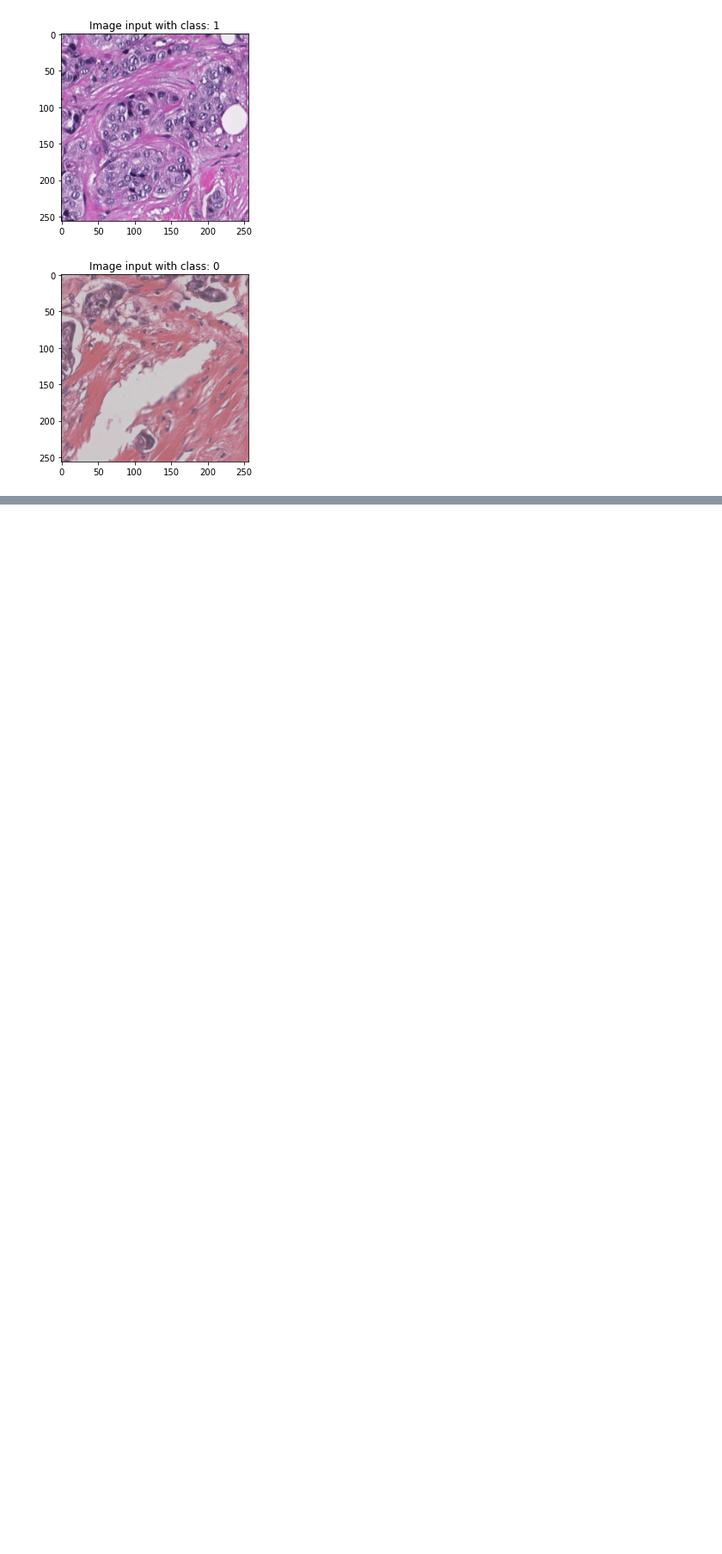
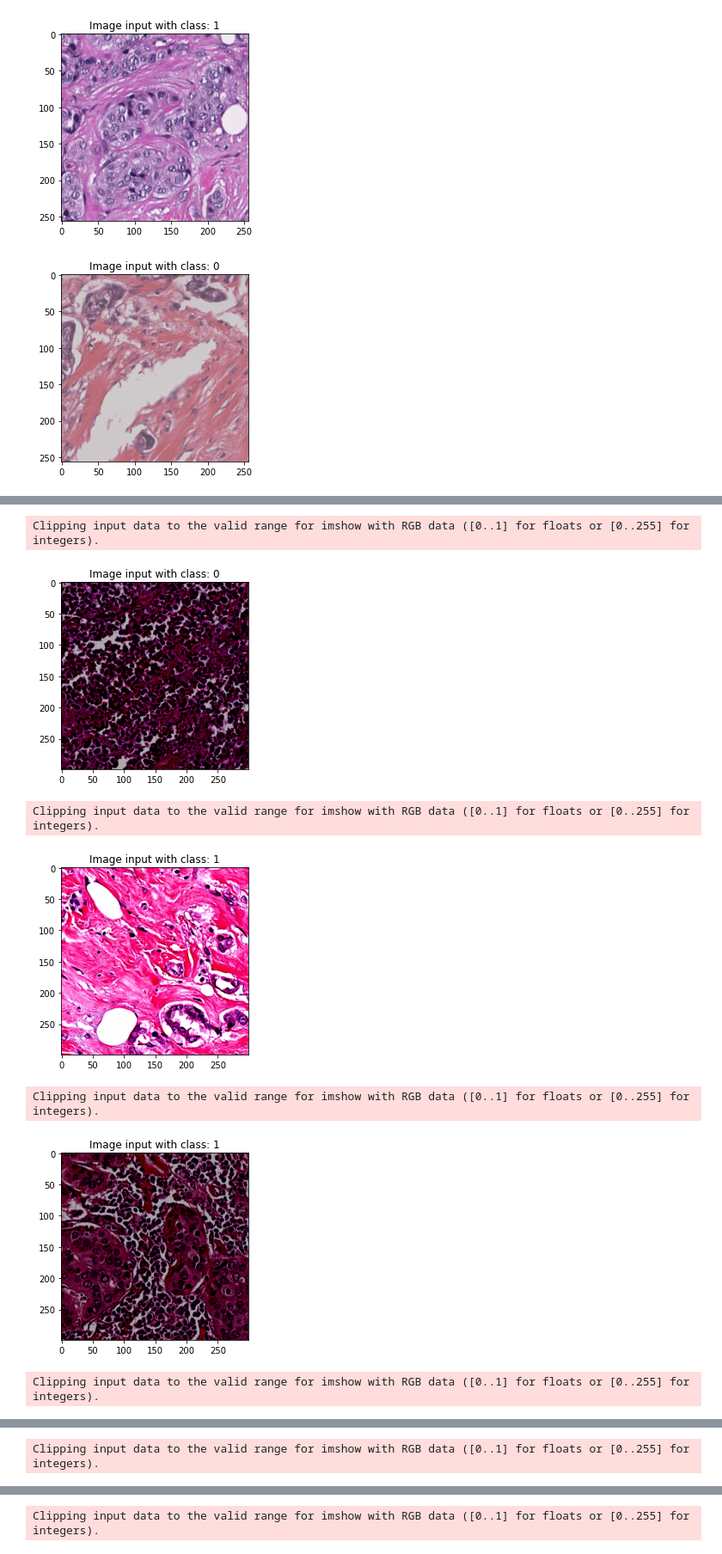
Before and after one commit to Alexandra-Smith/masters, a Jupyter notebook: notebooks/00-function-testing.ipynb, the cells around one changed output, grey strips where cells are left out. Shown at 86% size. Saved outputs shown, nothing was run; the diff lists cells and outputs as text; code cells hidden in the pictures; blank space fills up the shorter version.

```diff
--- a/notebooks/00-function-testing.ipynb
+++ b/notebooks/00-function-testing.ipynb
@@ -154,3 +155,22 @@ for i in range(len(labels)):
 [figure]
 [figure]
 [figure]
+# %%
+# Number of classes in the dataset
+num_classes = 2
+# Batch size for training
+batch_size = 32
+# Number of epochs to train for
+num_epochs = 25
+
+model_name = 'inceptionresnet'
+
+InceptionResnet = True if model_name == 'inceptionresnet' else False
+Inception = True if model_name == 'inception' else False
+
+print(f"Model name: {model_name}")
+
+SEED=42
+
+# train_cases, val_cases, test_cases, dataloaders = get_seg_dataloaders(batch_size, SEED, Inception=Inception, InceptionResnet=InceptionResnet)
+train_cases, val_cases, test_cases, dataloaders = get_her2status_dataloaders(batch_size, SEED, Inception=Inception, InceptionResnet=InceptionResnet)
@@ -156,0 +183,22 @@ for i in range(len(labels)):
+# %%
+first_batch = next(iter(dataloaders['train']))
+
+imgs = first_batch[0]
+labels = first_batch[1]
+# %%
+max_idx = 10
+for i in range(len(labels)):
+    if i < max_idx:
+        img = np.transpose(imgs[i, :, :, :].numpy(), (1, 2, 0))
+        lbl = labels[i]
+        plt.imshow(img)
+        plt.title(f"Image input with class: {lbl}")
+        plt.show()
+# %% [output]
+Clipping input data to the valid range for imshow with RGB data ([0..1] for floats or [0..255] for integers).
+[figure, added]
+Clipping input data to the valid range for imshow with RGB data ([0..1] for floats or [0..255] for integers).
+[figure, added]
+Clipping input data to the valid range for imshow with RGB data ([0..1] for floats or [0..255] for integers).
+[figure, added]
+Clipping input data to the valid range for imshow with RGB data ([0..1] for floats or [0..255] for integers).
@@ -156,0 +206 @@ for i in range(len(labels)):
+Clipping input data to the valid range for imshow with RGB data ([0..1] for floats or [0..255] for integers).
@@ -156,0 +208 @@ for i in range(len(labels)):
+Clipping input data to the valid range for imshow with RGB data ([0..1] for floats or [0..255] for integers).
```
Also changed, not shown: parts of 3 cells of this notebook.
